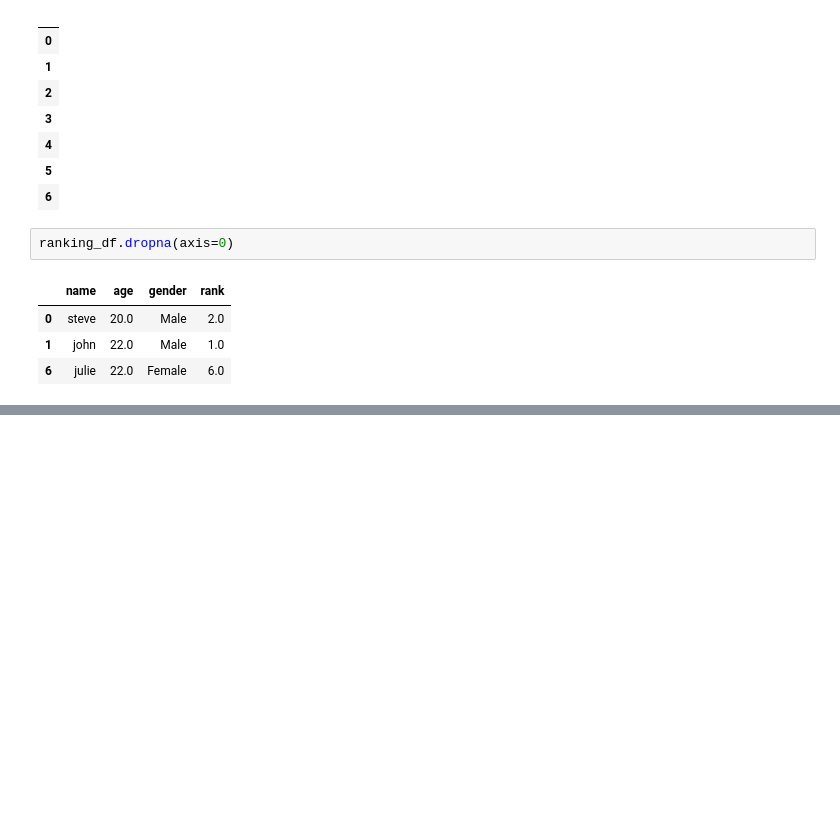
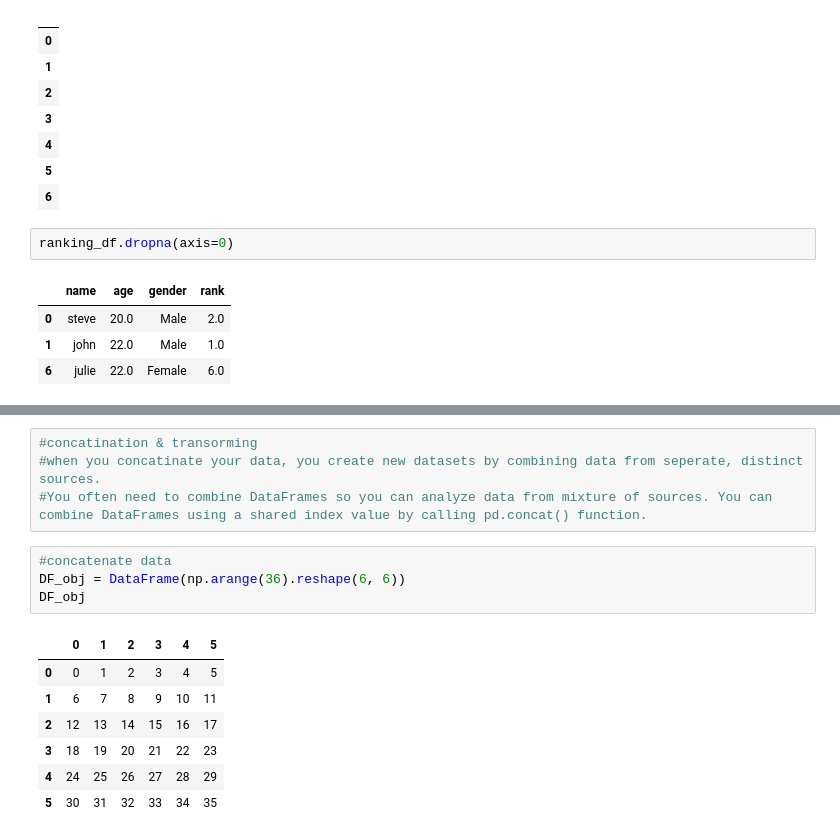
Before and after one commit to venkat56vanaparthi/data_science, a Jupyter notebook: numpy_pandas.ipynb, the cells around one changed output, grey strips where cells are left out. Drawn from its saved outputs; the diff is of its cells as text; blank space fills up the shorter version.

Commit message:
concate transformation

```diff
--- a/numpy_pandas.ipynb
+++ b/numpy_pandas.ipynb
@@ -248,0 +314,16 @@ ranking_df.dropna(axis=0)
+# %%
+#concatination & transorming
+#when you concatinate your data, you create new datasets by combining data from seperate, distinct sources.
+#You often need to combine DataFrames so you can analyze data from mixture of sources. You can combine DataFrames using a shared index value by calling pd.concat() function.
+# %%
+#concatenate data
+DF_obj = DataFrame(np.arange(36).reshape(6, 6))
+DF_obj
+# %% [output]
+|  | 0 | 1 | 2 | 3 | 4 | 5 |
+| 0 | 0 | 1 | 2 | 3 | 4 | 5 |
+| 1 | 6 | 7 | 8 | 9 | 10 | 11 |
+| 2 | 12 | 13 | 14 | 15 | 16 | 17 |
+| 3 | 18 | 19 | 20 | 21 | 22 | 23 |
+| 4 | 24 | 25 | 26 | 27 | 28 | 29 |
+| 5 | 30 | 31 | 32 | 33 | 34 | 35 |
```
Also changed, not shown: parts of 10 cells of this notebook.
